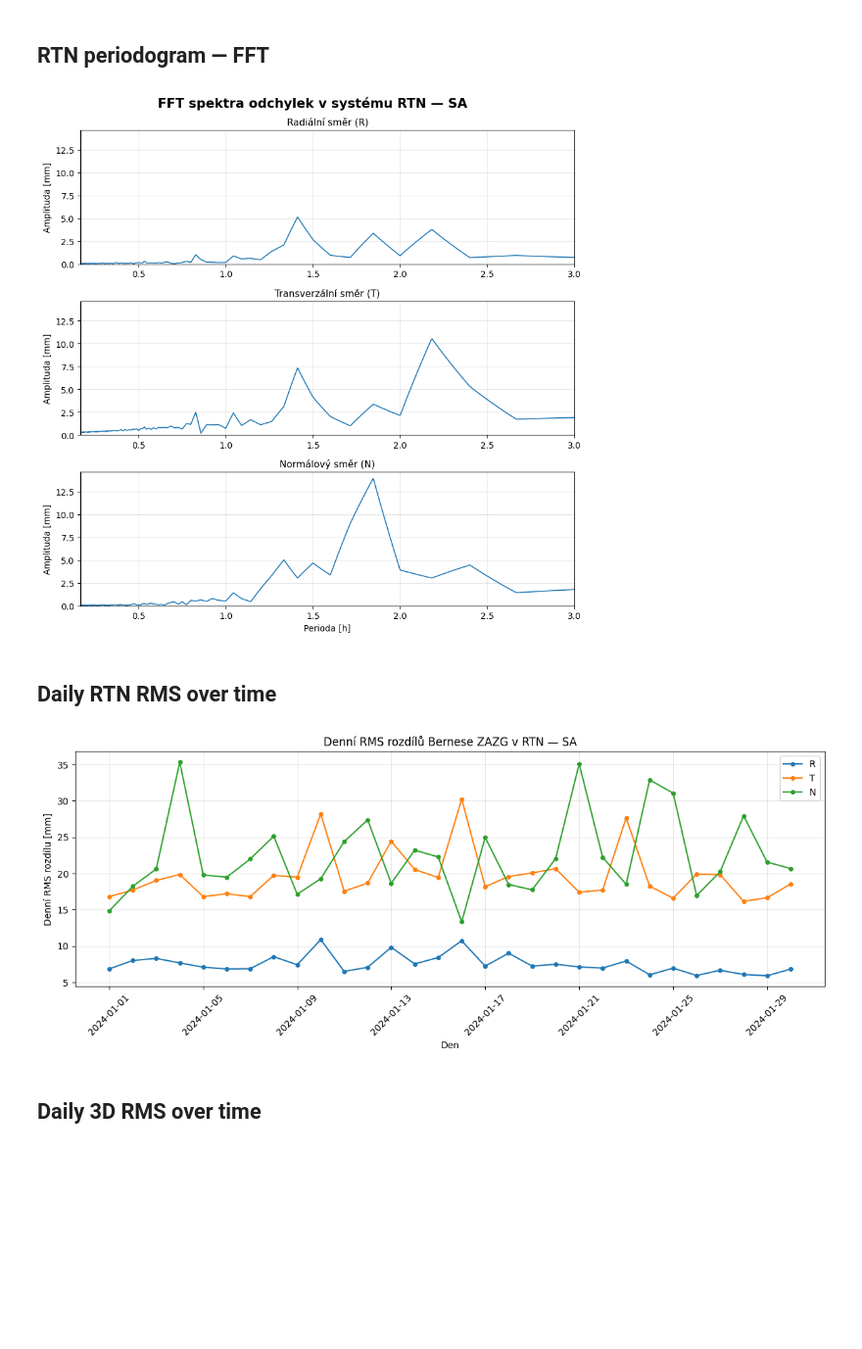
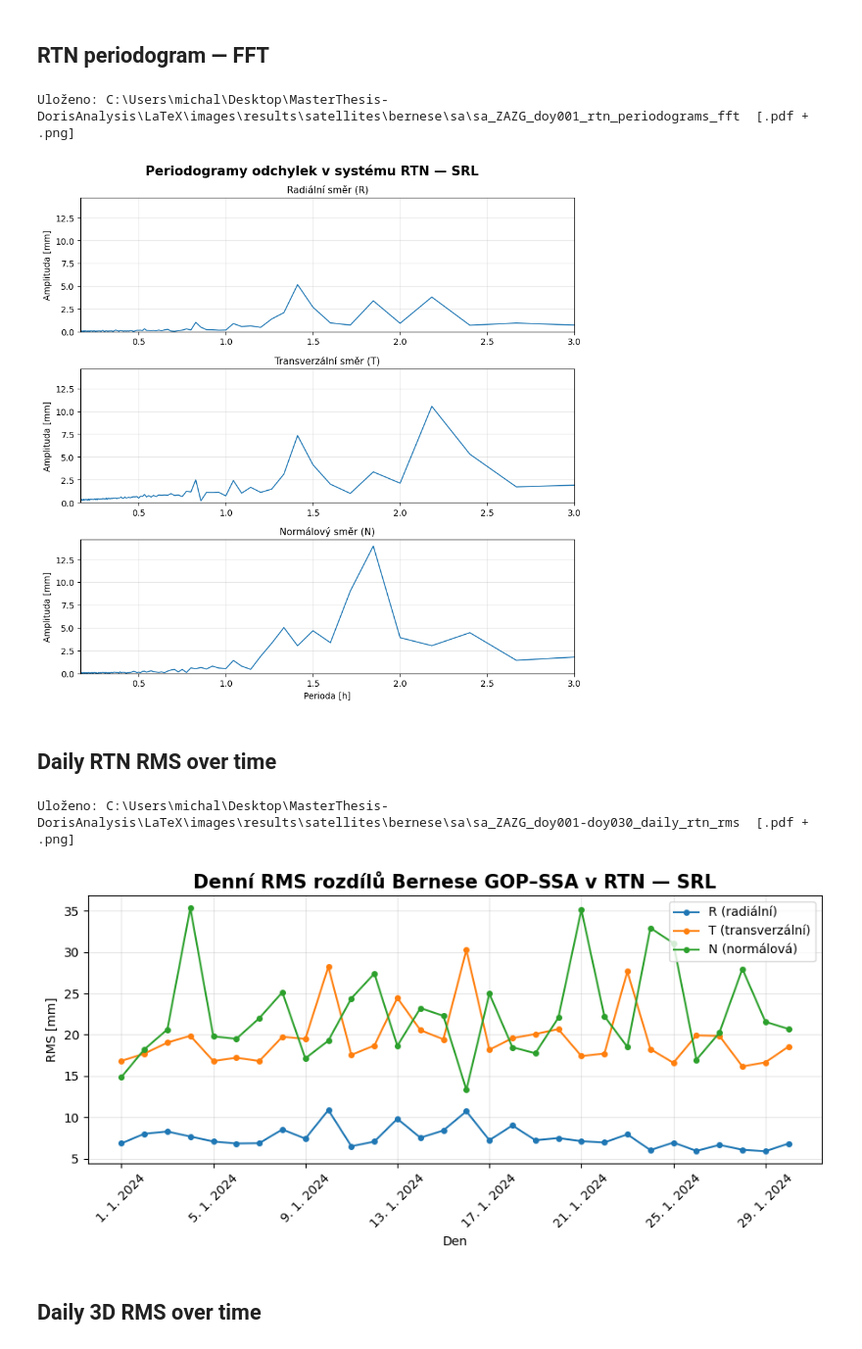
Before and after one commit to kovarmi9/MasterThesis-DorisAnalysis, a Jupyter notebook: notebooks/satellites/compare_orbit_solutions_bernese.ipynb, the cells around one changed output. Shown at 98% size. Drawn from its saved outputs; the diff is of its cells as text; code cells hidden in the pictures; blank space fills up the shorter version.

```diff
--- a/notebooks/satellites/compare_orbit_solutions_bernese.ipynb
+++ b/notebooks/satellites/compare_orbit_solutions_bernese.ipynb
@@ -165,6 +164,7 @@ if SUM_PATH.parent.exists() and SUM_PATH.parent.resolve() != DOWNLOAD_DIR.resolv
         local_dir=DOWNLOAD_DIR,
         filename_pattern=_out_glob,
         overwrite=False,
+        decompress=False,
     )
     print(f"SUM folder: copied {r.count_copied}, skipped {r.count_skipped_existing}")
 
@@ -176,6 +176,7 @@ if _FALLBACK_DIR and Path(_FALLBACK_DIR).exists():
         local_dir=DOWNLOAD_DIR,
         filename_pattern=_out_glob,
         overwrite=False,
+        decompress=False,
     )
     print(f"Fallback folder: copied {r.count_copied}, skipped {r.count_skipped_existing}")
 # %% [output]
@@ -751,7 +752,7 @@ plt.show()
 # %%
 df = clean_df.copy()
 
-fig, axes = plt.subplots(3, 1, figsize=(9, 9), sharex=True, sharey=True)
+t = (df["epoch_datetime"] - df["epoch_datetime"].iloc[0]).dt.total_seconds().values
 
 components = [
     ("dR", "Radiální směr (R)"),
@@ -759,32 +760,30 @@ components = [
     ("dN", "Normálový směr (N)"),
 ]
 
-t  = (df["epoch_datetime"] - df["epoch_datetime"].iloc[0]).dt.total_seconds().values
-N  = len(t)
-dt = np.median(np.diff(t))
-
-f_min = 1 / (3 * 3600)
-f_max = 1 / (10 * 60)
-frequencies = np.linspace(f_min, f_max, 5000)
-periods     = 1 / frequencies / 3600  # hours
-mask        = periods > 0.5
+MIN_PERIOD_S = 10 * 60    # 10 minut
+MAX_PERIOD_S = 3 * 3600   # 3 hodiny
 
 periodograms = {}
 global_max = 0
 
 for col, _ in components:
-    y = df[col].values - df[col].mean()
-    fft_vals  = np.fft.rfft(y)[1:]
-    fft_freqs = np.fft.rfftfreq(N, d=dt)[1:]
-    fft_amp   = 2 * np.abs(fft_vals) / N
-    amplitude = np.interp(frequencies, fft_freqs, fft_amp, left=np.nan, right=np.nan)
-    periodograms[col] = amplitude
-    local_max = np.nanmax(amplitude[mask])
+    pgram = compute_periodogram(
+        t, df[col].values,
+        method="fft",
+        min_period=MIN_PERIOD_S,
+        max_period=MAX_PERIOD_S,
+    )
+    periodograms[col] = pgram
+    local_max = pgram.loc[pgram["period"] / 3600 > 0.5, "amplitude"].max()
     if local_max > global_max:
         global_max = local_max
 
+fig, axes = plt.subplots(3, 1, figsize=(9, 9), sharex=True)
+
 for ax, (col, title) in zip(axes, components):
-    ax.plot(periods, periodograms[col], linewidth=1.2, zorder=2)
+    pgram = periodograms[col]
+    periods_h = pgram["period"] / 3600
+    ax.plot(periods_h, pgram["amplitude"], linewidth=1.2, zorder=2)
     ax.set_title(title, fontsize=11)
     ax.set_ylabel("Amplituda [mm]")
     ax.set_ylim(0, global_max * 1.05)
@@ -792,44 +791,49 @@ for ax, (col, title) in zip(axes, components):
     ax.grid(True, alpha=0.3)
 
 axes[-1].set_xlabel("Perioda [h]")
-axes[-1].set_xlim(periods.min(), periods.max())
-fig.suptitle(f"FFT spektra odchylek v systému RTN — {SAT}", fontsize=15, fontweight="bold")
+axes[-1].set_xlim(MIN_PERIOD_S / 3600, MAX_PERIOD_S / 3600)
+fig.suptitle(f"Periodogramy odchylek v systému RTN — {_sat_display}", fontsize=15, fontweight="bold")
 
 plt.tight_layout()
 _stem = FIGURES_DIR / f"{_sat_label}_{_sol_label}_{_doy_str}_rtn_periodograms_fft"
 fig.savefig(_stem.with_suffix(".pdf"), bbox_inches="tight")
 fig.savefig(_stem.with_suffix(".png"), bbox_inches="tight", dpi=150)
+print(f"Uloženo: {_stem}  [.pdf + .png]")
 plt.show()
 # %% [output]
+Uloženo: C:\Users\michal\Desktop\MasterThesis-DorisAnalysis\LaTeX\images\results\satellites\bernese\sa\sa_ZAZG_doy001_rtn_periodograms_fft  [.pdf + .png]
-[figure, old version]
+[figure, new version]
 # %% [markdown]
 ## Daily RTN RMS over time
 # %%
-fig, ax = plt.subplots(figsize=(12, 5))
+fig, ax = plt.subplots(figsize=(9, 4.5))
 
-ax.plot(plot_df["day"], plot_df["R_rms"] * 1000, "o-", linewidth=1.5, markersize=4, label="R")
-ax.plot(plot_df["day"], plot_df["T_rms"] * 1000, "o-", linewidth=1.5, markersize=4, label="T")
-ax.plot(plot_df["day"], plot_df["N_rms"] * 1000, "o-", linewidth=1.5, markersize=4, label="N")
+ax.plot(plot_df["day"], plot_df["R_rms"] * 1000, "o-", color="C0", linewidth=1.5, markersize=4, label="R (radiální)")
+ax.plot(plot_df["day"], plot_df["T_rms"] * 1000, "o-", color="C1", linewidth=1.5, markersize=4, label="T (transverzální)")
+ax.plot(plot_df["day"], plot_df["N_rms"] * 1000, "o-", color="C2", linewidth=1.5, markersize=4, label="N (normálová)")
 
 ax.set_xlabel("Den")
-ax.set_ylabel("Denní RMS rozdílu [mm]")
-ax.set_title(f"Denní RMS rozdílů Bernese {SOLUTION} v RTN — {SAT}")
+ax.set_ylabel("RMS [mm]")
+ax.set_title(f"Denní RMS rozdílů Bernese {_sol_display} v RTN — {_sat_display}", fontsize=15, fontweight="bold")
 ax.grid(True, alpha=0.3)
 ax.legend()
 
 _pd = plot_df["day"].tolist()
 _pd_start = min(_pd).timetuple().tm_yday
 _pd_end   = max(_pd).timetuple().tm_yday
 _pd_str   = f"doy{_pd_start:03d}" if _pd_start == _pd_end else f"doy{_pd_start:03d}-doy{_pd_end:03d}"
 
+ax.xaxis.set_major_formatter(mdates.DateFormatter("%#d. %#m. %Y"))
 plt.xticks(rotation=45)
 plt.tight_layout()
 _stem = FIGURES_DIR / f"{_sat_label}_{_sol_label}_{_pd_str}_daily_rtn_rms"
 fig.savefig(_stem.with_suffix(".pdf"), bbox_inches="tight")
 fig.savefig(_stem.with_suffix(".png"), bbox_inches="tight", dpi=150)
+print(f"Uloženo: {_stem}  [.pdf + .png]")
 plt.show()
 # %% [output]
+Uloženo: C:\Users\michal\Desktop\MasterThesis-DorisAnalysis\LaTeX\images\results\satellites\bernese\sa\sa_ZAZG_doy001-doy030_daily_rtn_rms  [.pdf + .png]
-[figure, old version]
+[figure, new version]
 # %% [markdown]
 ## Daily 3D RMS over time
 # %%
```
Also changed, not shown: parts of 20 cells of this notebook, 58 other files.
